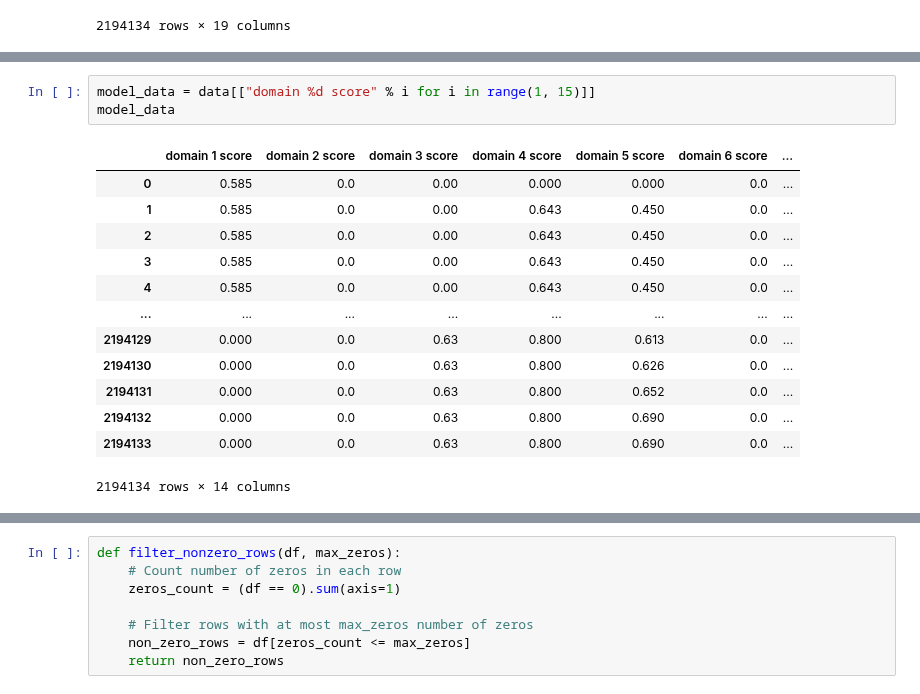
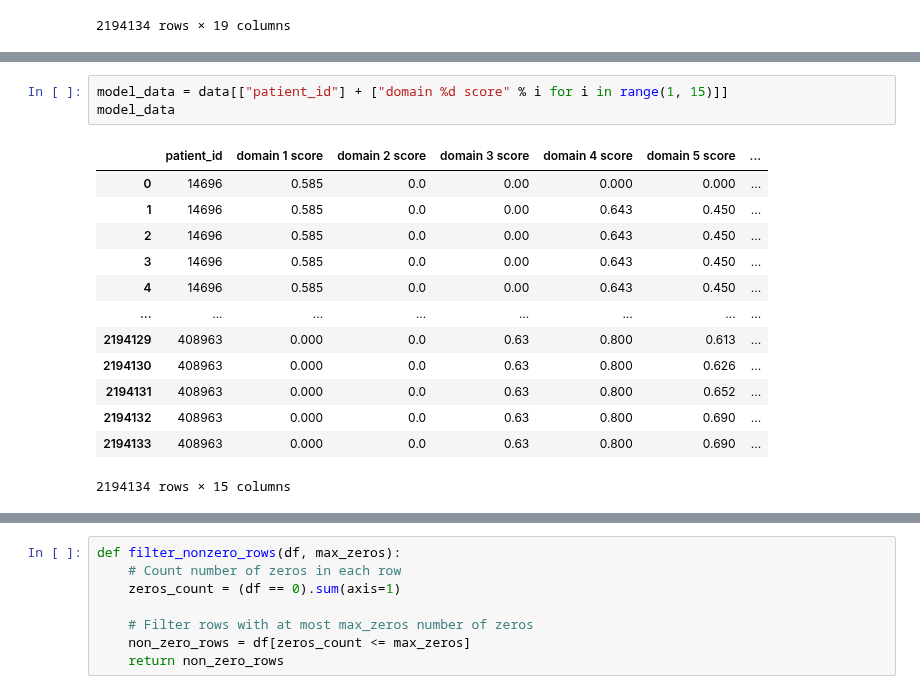
Before and after one commit to twchen88/ct_research, a Jupyter notebook: masking.ipynb, the cells around one changed output, grey strips where cells are left out. Saved outputs shown, nothing was run; the diff lists cells and outputs as text.

```diff
--- a/masking.ipynb
+++ b/masking.ipynb
@@ -86,17 +103,17 @@ data
 # %%
-model_data = data[["domain %d score" % i for i in range(1, 15)]]
+model_data = data[["patient_id"] + ["domain %d score" % i for i in range(1, 15)]]
 model_data
 # %% [output]
-|  | domain 1 score | domain 2 score | domain 3 score | domain 4 score | domain 5 score | domain 6 score | ... |
-| 0 | 0.585 | 0.0 | 0.00 | 0.000 | 0.000 | 0.0 | ... |
-| 1 | 0.585 | 0.0 | 0.00 | 0.643 | 0.450 | 0.0 | ... |
-| 2 | 0.585 | 0.0 | 0.00 | 0.643 | 0.450 | 0.0 | ... |
-| 3 | 0.585 | 0.0 | 0.00 | 0.643 | 0.450 | 0.0 | ... |
-| 4 | 0.585 | 0.0 | 0.00 | 0.643 | 0.450 | 0.0 | ... |
+|  | patient_id | domain 1 score | domain 2 score | domain 3 score | domain 4 score | domain 5 score | ... |
+| 0 | 14696 | 0.585 | 0.0 | 0.00 | 0.000 | 0.000 | ... |
+| 1 | 14696 | 0.585 | 0.0 | 0.00 | 0.643 | 0.450 | ... |
+| 2 | 14696 | 0.585 | 0.0 | 0.00 | 0.643 | 0.450 | ... |
+| 3 | 14696 | 0.585 | 0.0 | 0.00 | 0.643 | 0.450 | ... |
+| 4 | 14696 | 0.585 | 0.0 | 0.00 | 0.643 | 0.450 | ... |
 | ... | ... | ... | ... | ... | ... | ... | ... |
-| 2194129 | 0.000 | 0.0 | 0.63 | 0.800 | 0.613 | 0.0 | ... |
-| 2194130 | 0.000 | 0.0 | 0.63 | 0.800 | 0.626 | 0.0 | ... |
-| 2194131 | 0.000 | 0.0 | 0.63 | 0.800 | 0.652 | 0.0 | ... |
-| 2194132 | 0.000 | 0.0 | 0.63 | 0.800 | 0.690 | 0.0 | ... |
-| 2194133 | 0.000 | 0.0 | 0.63 | 0.800 | 0.690 | 0.0 | ... |
+| 2194129 | 408963 | 0.000 | 0.0 | 0.63 | 0.800 | 0.613 | ... |
+| 2194130 | 408963 | 0.000 | 0.0 | 0.63 | 0.800 | 0.626 | ... |
+| 2194131 | 408963 | 0.000 | 0.0 | 0.63 | 0.800 | 0.652 | ... |
+| 2194132 | 408963 | 0.000 | 0.0 | 0.63 | 0.800 | 0.690 | ... |
+| 2194133 | 408963 | 0.000 | 0.0 | 0.63 | 0.800 | 0.690 | ... |
-2194134 rows × 14 columns
+2194134 rows × 15 columns
```
Also changed, not shown: parts of 30 cells of this notebook.
